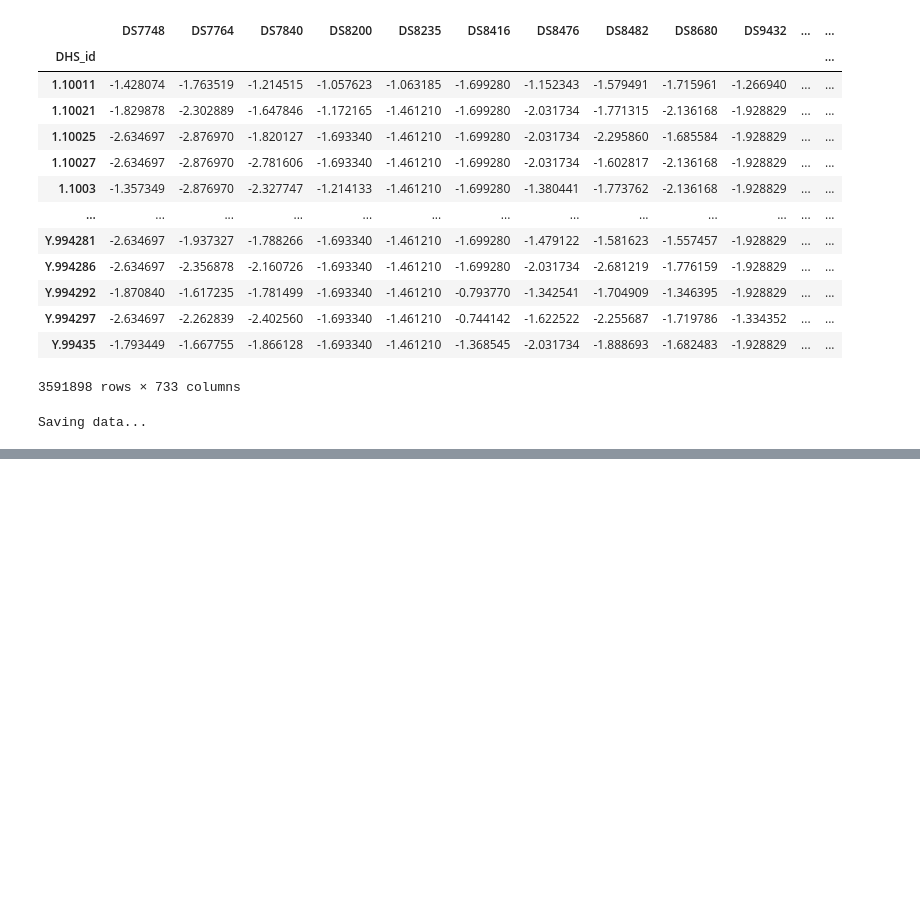
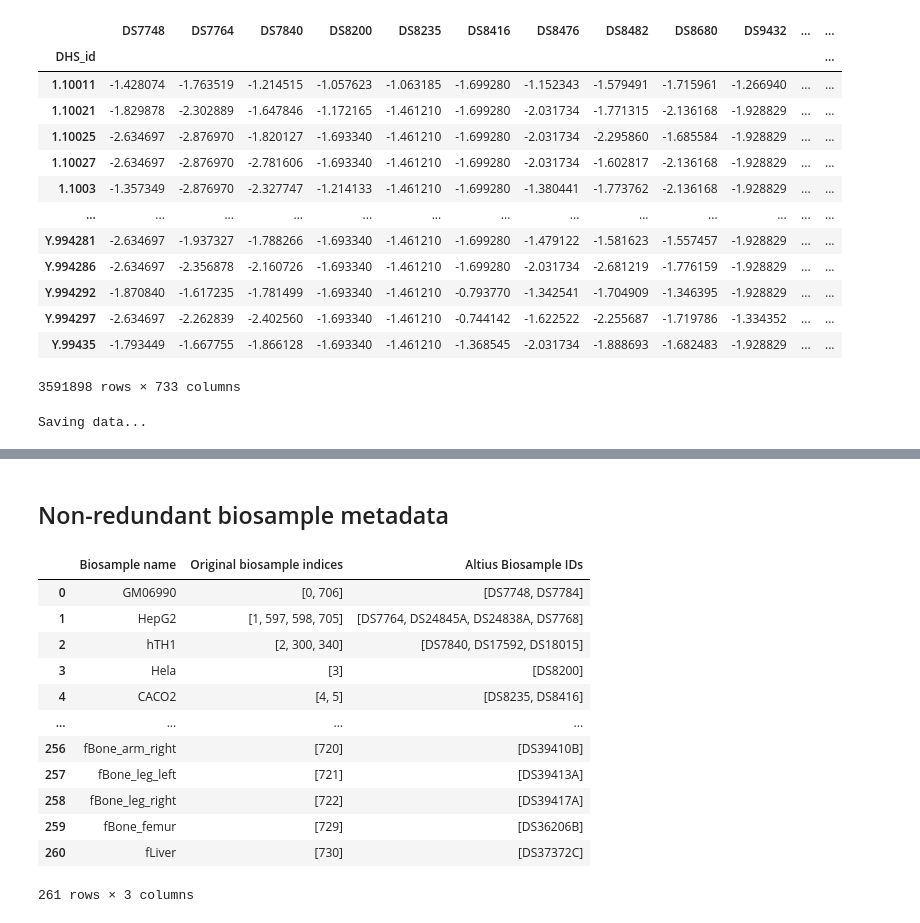
Before and after one commit to castillohair/enhancer-design, a Jupyter notebook: data/dhs_index/process_data.ipynb, the cells around one changed output, grey strips where cells are left out. Drawn from its saved outputs; the diff is of its cells as text; code cells hidden in the pictures; blank space fills up the shorter version.

Commit message:
Merged the dhs output transformation matrix generation code into the process_data notebook.

```diff
--- a/data/dhs_index/process_data.ipynb
+++ b/data/dhs_index/process_data.ipynb
@@ -1878,0 +1893,4 @@ Saving data...
+# %%
+# Read metadata file
+biosample_metadata_df = pandas.read_csv(enhancerdesign.definitions.DHS733_BIOSAMPLE_META_PATH, sep='\t', skipfooter=1)
+biosample_metadata_df
@@ -1878,0 +1911,5 @@ Saving data...
+# %%
+# Get unique biosample names
+# As of pandas 2.2, df.unique() returns elements "in order of appearance"
+unique_biosample_names = biosample_metadata_df['Biosample name'].unique()
+print(f'Number of unique biosample names: {len(unique_biosample_names)}')
@@ -1878,0 +1940,37 @@ Saving data...
+# %% [markdown]
+## Non-redundant biosample metadata
+# %%
+# create dataframe with names to original indices and Altius IDs
+biosample_idx_per_unique_name = []
+biosample_altius_ids_per_unique_name = []
+for biosample_name in unique_biosample_names:
+    biosample_name_df = biosample_metadata_df[biosample_metadata_df['Biosample name'] == biosample_name]
+    biosample_idx_per_unique_name.append(biosample_name_df.index.tolist())
+    biosample_altius_ids_per_unique_name.append(biosample_name_df['Altius Biosample ID'].tolist())
+
+# Assemble dataframe
+nonredundant_biosample_df = pandas.DataFrame({
+    'Biosample name': unique_biosample_names,
+    'Original biosample indices': biosample_idx_per_unique_name,
+    'Altius Biosample IDs': biosample_altius_ids_per_unique_name
+})
+
+nonredundant_biosample_df = nonredundant_biosample_df[['Biosample name', 'Original biosample indices', 'Altius Biosample IDs']]
+
+# Save
+nonredundant_biosample_df.to_csv(enhancerdesign.definitions.DHS733_NONRED_BIOSAMPLE_META_PATH, sep='\t', index=False)
+nonredundant_biosample_df
+# %% [output]
+|  | Biosample name | Original biosample indices | Altius Biosample IDs |
+| 0 | GM06990 | [0, 706] | [DS7748, DS7784] |
+| 1 | HepG2 | [1, 597, 598, 705] | [DS7764, DS24845A, DS24838A, DS7768] |
+| 2 | hTH1 | [2, 300, 340] | [DS7840, DS17592, DS18015] |
+| 3 | Hela | [3] | [DS8200] |
+| 4 | CACO2 | [4, 5] | [DS8235, DS8416] |
+| ... | ... | ... | ... |
+| 256 | fBone_arm_right | [720] | [DS39410B] |
+| 257 | fBone_leg_left | [721] | [DS39413A] |
+| 258 | fBone_leg_right | [722] | [DS39417A] |
+| 259 | fBone_femur | [729] | [DS36206B] |
+| 260 | fLiver | [730] | [DS37372C] |
+261 rows × 3 columns
```
Also changed, not shown: parts of 6 cells of this notebook, 3 other files.
